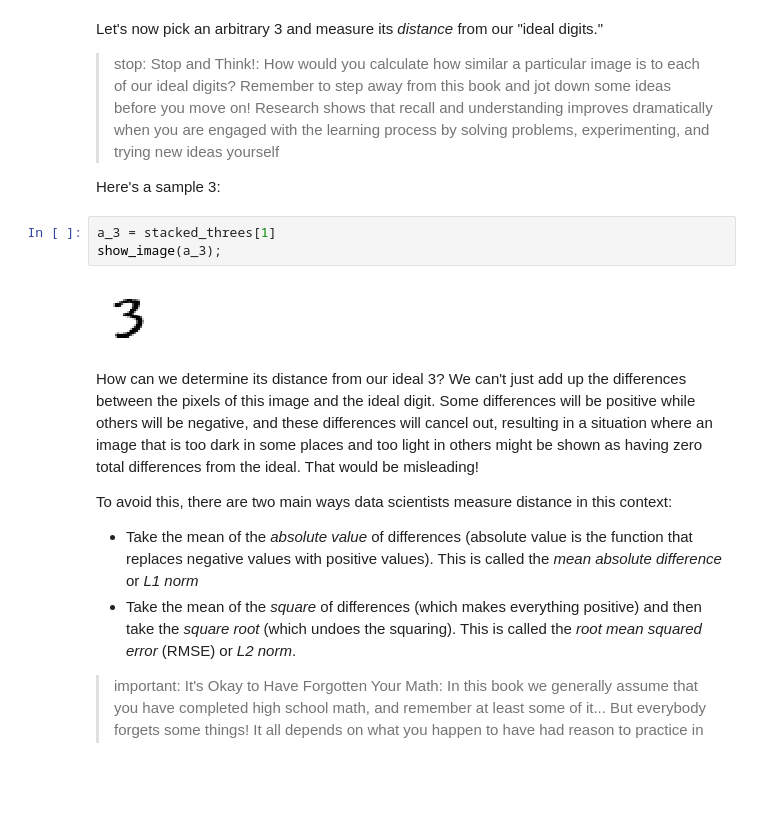
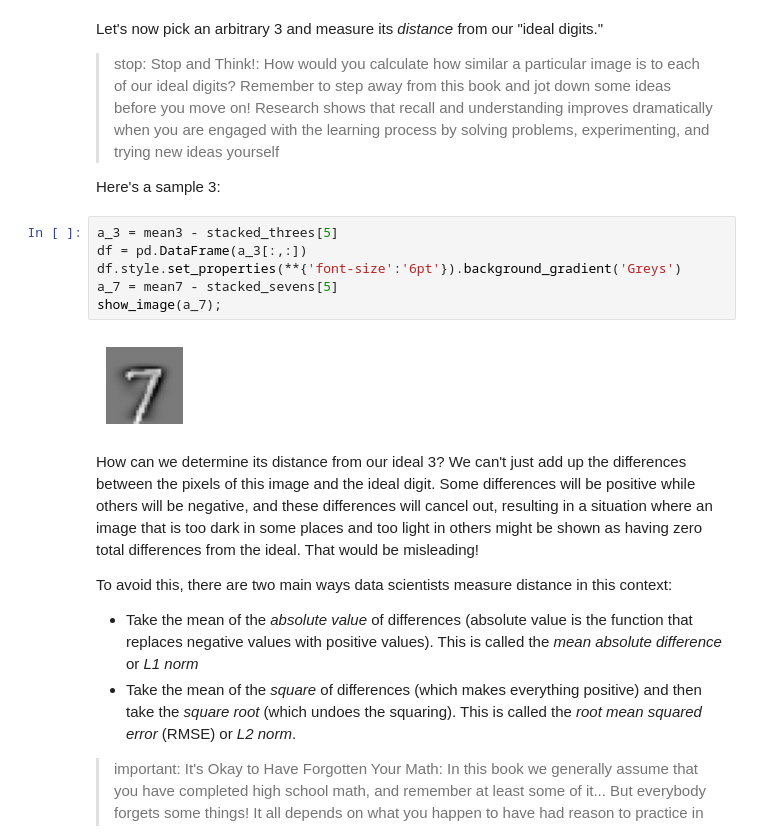
Before and after one commit to legend-crypt/fastai, a Jupyter notebook: 04_mnist_basics.ipynb, the cells around one changed output. Drawn from its saved outputs; the diff is of its cells as text; blank space fills up the shorter version.

```diff
--- a/04_mnist_basics.ipynb
+++ b/04_mnist_basics.ipynb
@@ -228,11 +212,14 @@ Let's now pick an arbitrary 3 and measure its *distance* from our "ideal digits.
 > stop: Stop and Think!: How would you calculate how similar a particular image is to each of our ideal digits? Remember to step away from this book and jot down some ideas before you move on! Research shows that recall and understanding improves dramatically when you are engaged with the learning process by solving problems, experimenting, and trying new ideas yourself
 
 Here's a sample 3:
-# %%
-a_3 = stacked_threes[1]
-show_image(a_3);
-# %% [output]
-[figure, removed]
+# %%
+a_3 = mean3 - stacked_threes[5]
+df = pd.DataFrame(a_3[:,:])
+df.style.set_properties(**{'font-size':'6pt'}).background_gradient('Greys')
+a_7 = mean7 - stacked_sevens[5]
+show_image(a_7);
+# %% [output]
+[figure, added]
 # %% [markdown]
 How can we determine its distance from our ideal 3? We can't just add up the differences between the pixels of this image and the ideal digit. Some differences will be positive while others will be negative, and these differences will cancel out, resulting in a situation where an image that is too dark in some places and too light in others might be shown as having zero total differences from the ideal. That would be misleading!
 
```
Also changed, not shown: parts of 34 cells of this notebook.
